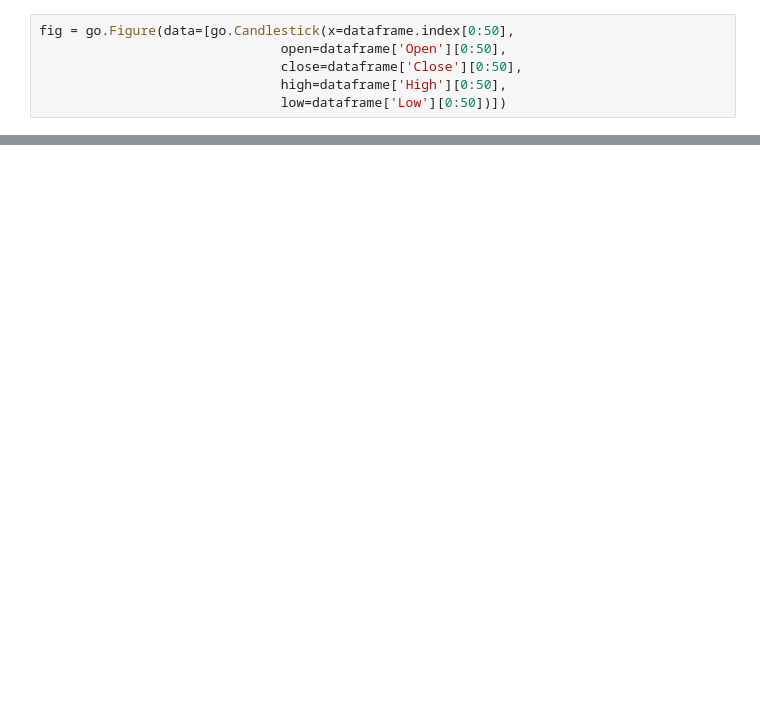
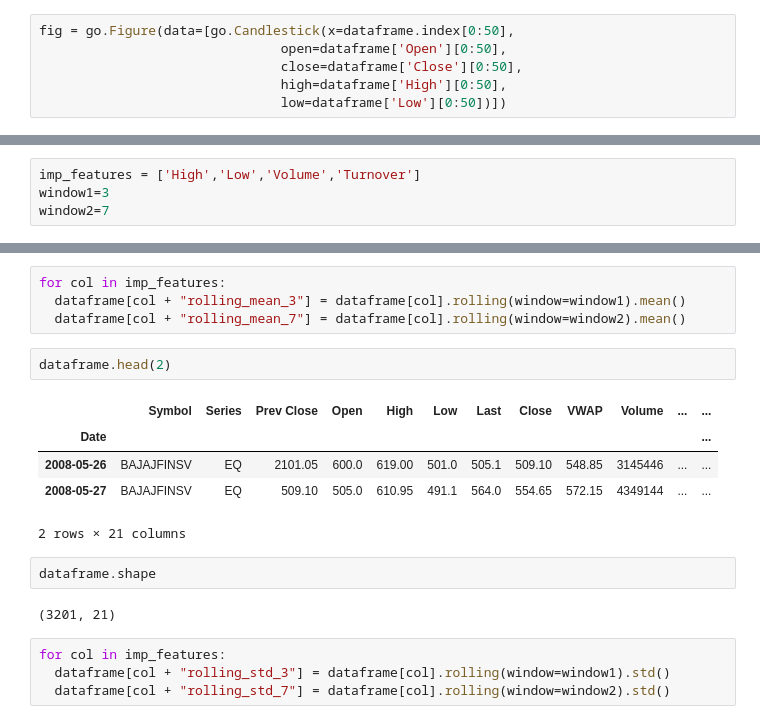
Before and after one commit to VirajThakur03/Predict-Stock-Prices-using-Time-Series-Analysis, a Jupyter notebook: Time_Series_Nifty_Bajaj_deploy.ipynb, the cells around one changed output, grey strips where cells are left out. Cells and saved outputs as stored; diff of their text form; blank space fills up the shorter version.

```diff
--- a/Time_Series_Nifty_Bajaj_deploy.ipynb
+++ b/Time_Series_Nifty_Bajaj_deploy.ipynb
@@ -251,0 +259,4 @@ fig.update_layout(xaxis_rangeslider_visible=False)
+# %%
+imp_features = ['High','Low','Volume','Turnover']
+window1=3
+window2=7
@@ -251,0 +281,20 @@ fig.update_layout(xaxis_rangeslider_visible=False)
+# %%
+for col in imp_features:
+  dataframe[col + "rolling_mean_3"] = dataframe[col].rolling(window=window1).mean()
+  dataframe[col + "rolling_mean_7"] = dataframe[col].rolling(window=window2).mean()
+# %%
+dataframe.head(2)
+# %% [output]
+|  | Symbol | Series | Prev Close | Open | High | Low | Last | Close | VWAP | Volume | ... | ... |
+| Date |  |  |  |  |  |  |  |  |  |  |  | ... |
+| 2008-05-26 | BAJAJFINSV | EQ | 2101.05 | 600.0 | 619.00 | 501.0 | 505.1 | 509.10 | 548.85 | 3145446 | ... | ... |
+| 2008-05-27 | BAJAJFINSV | EQ | 509.10 | 505.0 | 610.95 | 491.1 | 564.0 | 554.65 | 572.15 | 4349144 | ... | ... |
+2 rows × 21 columns
+# %%
+dataframe.shape
+# %% [output]
+(3201, 21)
+# %%
+for col in imp_features:
+  dataframe[col + "rolling_std_3"] = dataframe[col].rolling(window=window1).std()
+  dataframe[col + "rolling_std_7"] = dataframe[col].rolling(window=window2).std()
```
Also changed, not shown: parts of 29 cells of this notebook.
